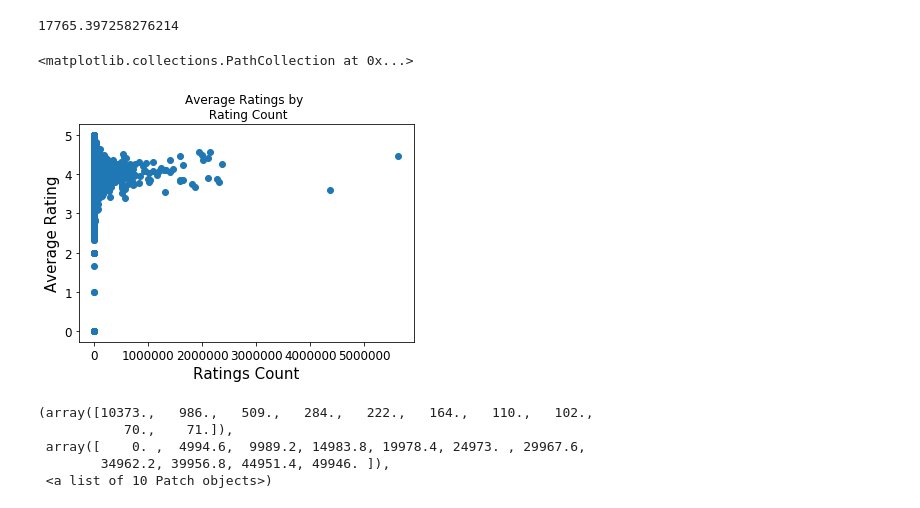
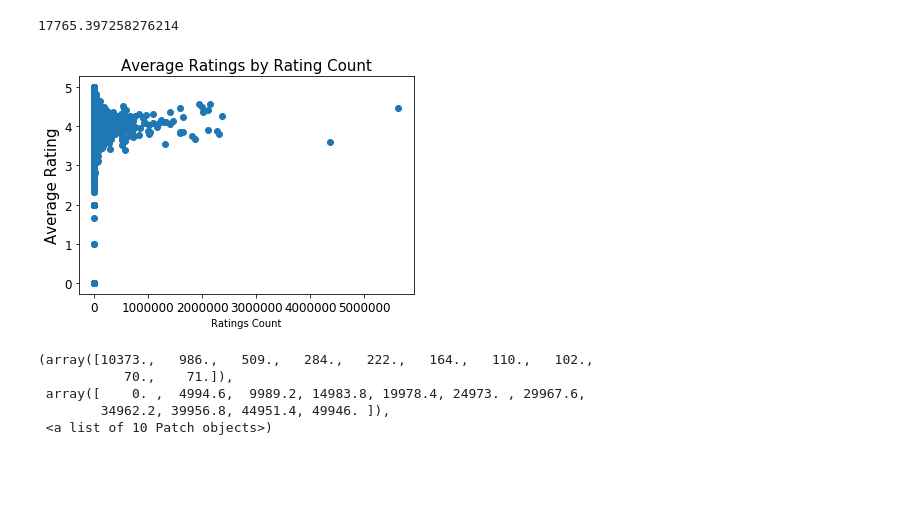
Before and after one commit to manmita7/BookBeasts, a Jupyter notebook: BookBeasts_goodreads.ipynb, the cells around one changed output. Cells and saved outputs as stored; diff of their text form; code cells hidden in the pictures; blank space fills up the shorter version.

Commit message:
added powerpoint and finalized dataset visualizations

```diff
--- a/BookBeasts_goodreads.ipynb
+++ b/BookBeasts_goodreads.ipynb
@@ -137,14 +136,14 @@ avgreviews
 # %%
 y = good_reads_data['Average Rating'];
 x = good_reads_data['Ratings Count']
 
-plt.xlabel('Ratings Count', fontsize=15); plt.ylabel('Average Rating', fontsize=15)
+plt.xlabel('Ratings Count'); plt.ylabel('Average Rating', fontsize=15)
 plt.xticks(size = 12); plt.yticks(size = 12)
-plt.title("Average Ratings by \n Rating Count")
+plt.title("Average Ratings by Rating Count", size = 15)
 plt.scatter(x,y)
+plt.savefig('graphs/Averageratingbyratingcount.png')
 # %% [output]
-<matplotlib.collections.PathCollection at 0x...>
-[figure, old version]
+[figure, new version]
 # %%
 cond = good_reads_data["Ratings Count"] < 50000
 lessthan1000 = good_reads_data[cond]
```
Also changed, not shown: parts of 5 cells of this notebook, 6 other files.
